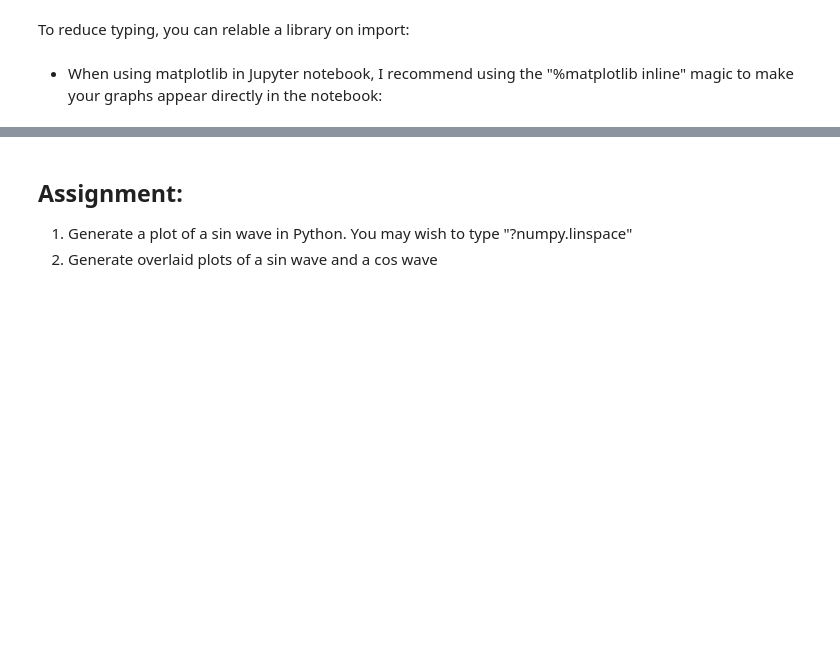
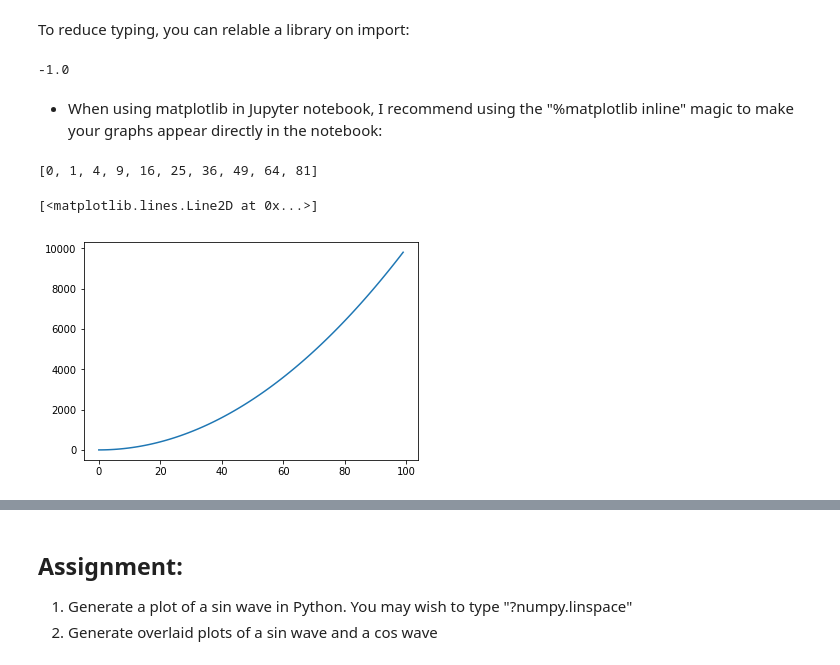
Before and after one commit to hodsonus/ece-stats, a Jupyter notebook: lectures/Lecture+2.ipynb, the cells around one changed output, grey strips where cells are left out. Drawn from its saved outputs; the diff is of its cells as text; code cells hidden in the pictures; blank space fills up the shorter version.

```diff
--- a/lectures/Lecture+2.ipynb
+++ b/lectures/Lecture+2.ipynb
@@ -309,0 +388,4 @@ To reduce typing, you can relable a library on import:
+# %%
+np.cos(np.pi)
+# %% [output]
+-1.0
@@ -311,0 +398,13 @@ To reduce typing, you can relable a library on import:
+# %%
+squares = []
+for x in range(100):
+    squares+=[x**2]
+
+squares[:10]
+# %% [output]
+[0, 1, 4, 9, 16, 25, 36, 49, 64, 81]
+# %%
+plt.plot(squares)
+# %% [output]
+[<matplotlib.lines.Line2D at 0x...>]
+[figure, added]
```
Also changed, not shown: parts of 31 cells of this notebook, 1 other file.
